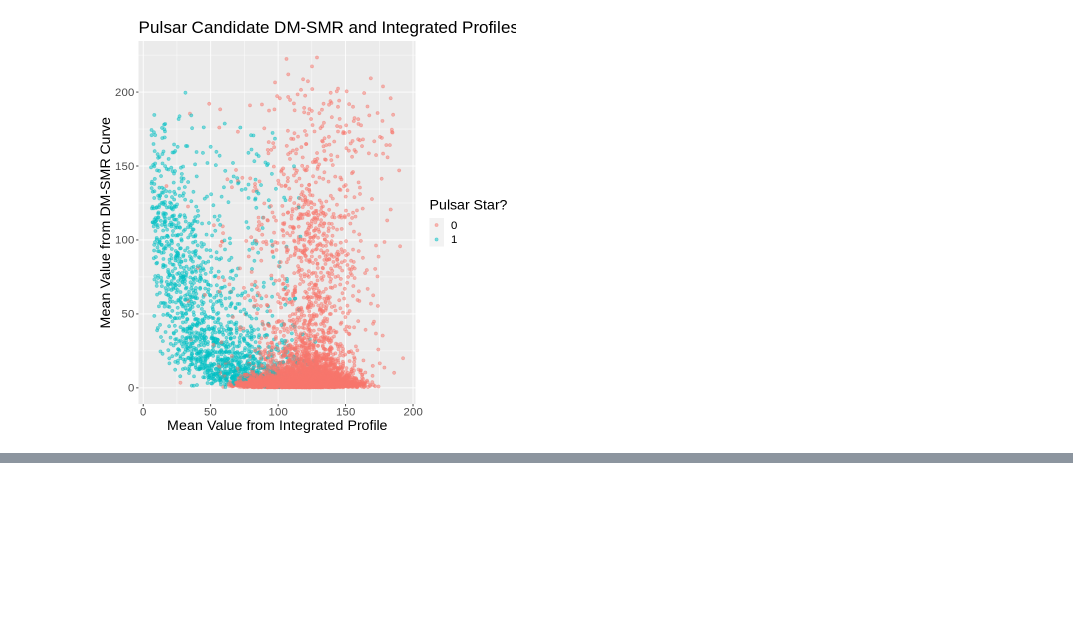
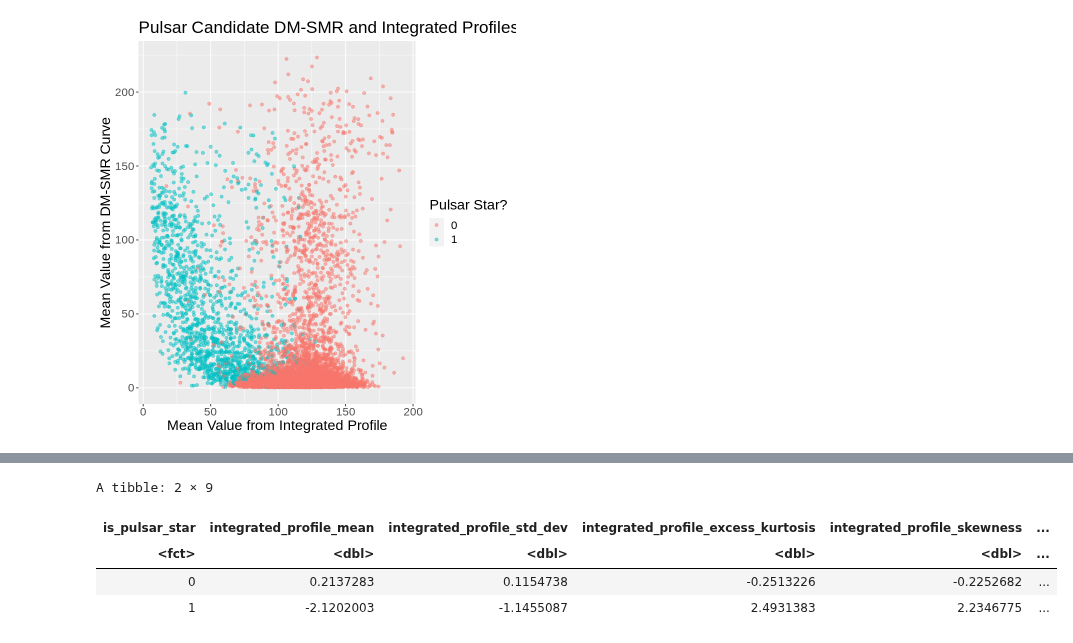
Before and after one commit to rosalieytz/dsci-100-2023w2-group10, a Jupyter notebook: Proposal.ipynb, the cells around one changed output, grey strips where cells are left out. Cells and saved outputs as stored; diff of their text form; code cells hidden in the pictures; blank space fills up the shorter version.

```diff
--- a/Proposal.ipynb
+++ b/Proposal.ipynb
@@ -70,0 +88,11 @@ ggplot(star_data, aes(x = integrated_profile_mean, y = dm_snr_curve_mean, color
+# %%
+star_means_table_standardized <- star_data_standardized |>
+    group_by(is_pulsar_star)|>
+    summarize(across(integrated_profile_mean:dm_snr_curve_skewness, mean))
+star_means_table_standardized
+# %% [output]
+A tibble: 2 × 9
+| is_pulsar_star | integrated_profile_mean | integrated_profile_std_dev | integrated_profile_excess_kurtosis | integrated_profile_skewness | ... |
+| <fct> | <dbl> | <dbl> | <dbl> | <dbl> | ... |
+| 0 | 0.2137283 | 0.1154738 | -0.2513226 | -0.2252682 | ... |
+| 1 | -2.1202003 | -1.1455087 | 2.4931383 | 2.2346775 | ... |
```
Also changed, not shown: parts of 2 cells of this notebook.
